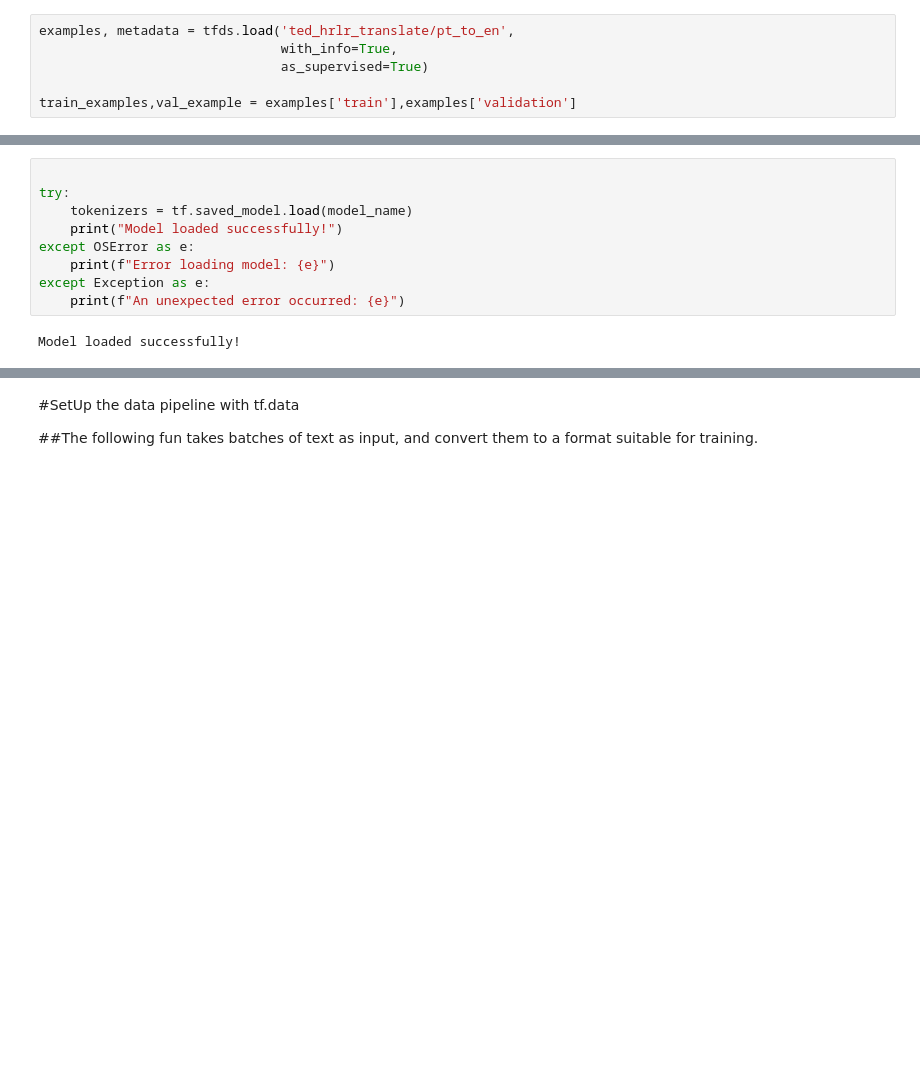
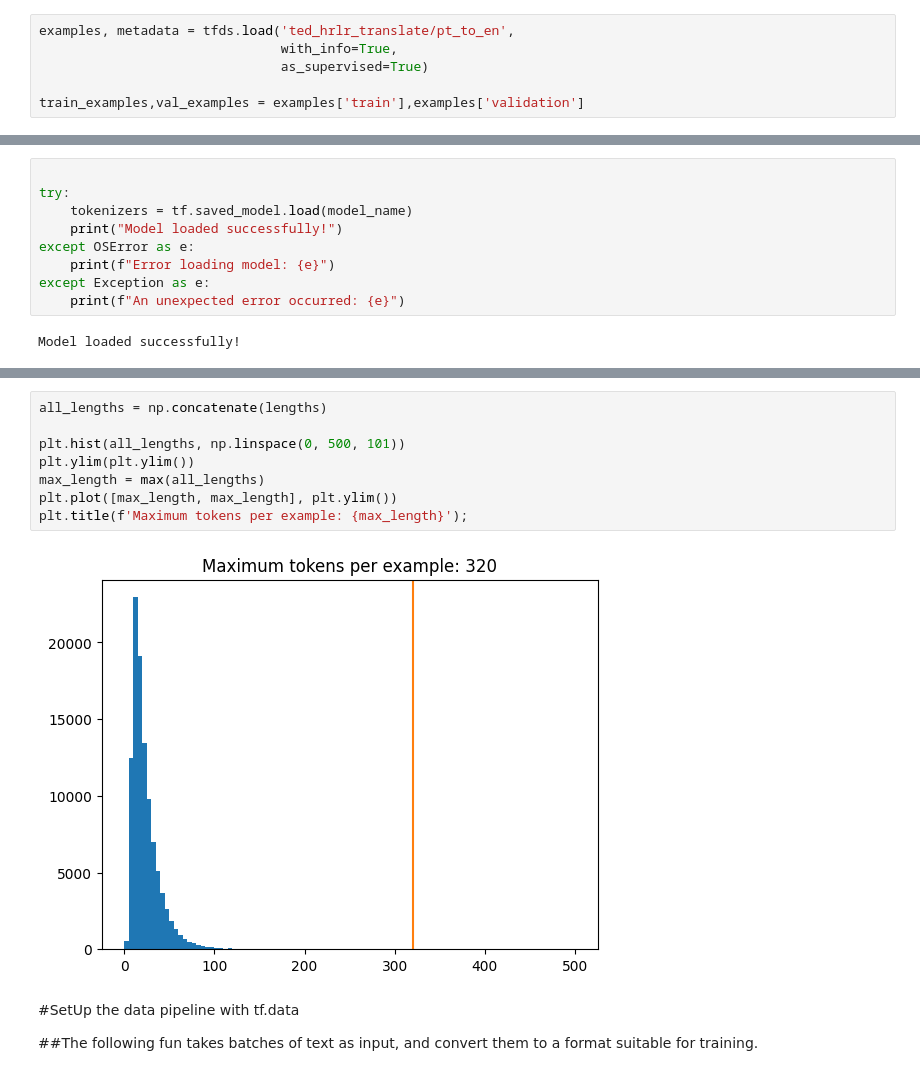
Before and after one commit to Swastik-Jain/PT-EN-Transformer, a Jupyter notebook: main.ipynb, the cells around one changed output, grey strips where cells are left out. Drawn from its saved outputs; the diff is of its cells as text; blank space fills up the shorter version.

```diff
--- a/main.ipynb
+++ b/main.ipynb
@@ -18,4 +18,4 @@ examples, metadata = tfds.load('ted_hrlr_translate/pt_to_en',
                                with_info=True,
                                as_supervised=True)
 
-train_examples,val_example = examples['train'],examples['validation']
+train_examples,val_examples = examples['train'],examples['validation']
@@ -79,3 +81,13 @@ for pt_example,en_example in train_examples.batch(1024):
+# %%
+all_lengths = np.concatenate(lengths)
+
+plt.hist(all_lengths, np.linspace(0, 500, 101))
+plt.ylim(plt.ylim())
+max_length = max(all_lengths)
+plt.plot([max_length, max_length], plt.ylim())
+plt.title(f'Maximum tokens per example: {max_length}');
+# %% [output]
+[figure, added]
 # %% [markdown]
 #SetUp the data pipeline with tf.data
 
```
Also changed, not shown: parts of 31 cells of this notebook.
